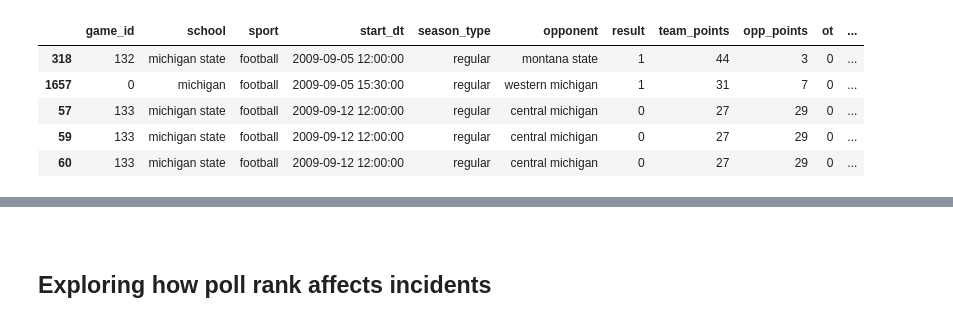
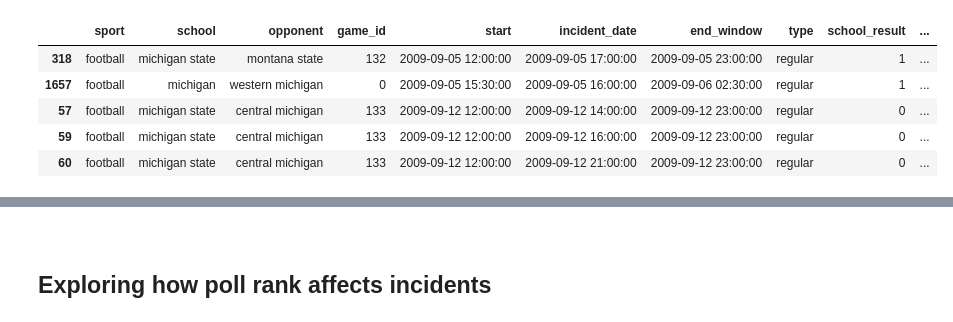
Before and after one commit to djboudia/milestone, a Jupyter notebook: 03_notebooks/06_sports_crime_eda.ipynb, the cells around one changed output, grey strips where cells are left out. Saved outputs shown, nothing was run; the diff lists cells and outputs as text; code cells hidden in the pictures.

```diff
--- a/03_notebooks/06_sports_crime_eda.ipynb
+++ b/03_notebooks/06_sports_crime_eda.ipynb
@@ -29,12 +39,22 @@ memory usage: 241.2+ KB
+# %%
+df.rename({'start_dt': 'start', 'season_type': 'type', 'team_points': 'school_points', 'result': 'school_result',
+           'ot': 'overtime', 'rank': 'school_rank', 'end_inc_window': 'end_window', 'opp_points': 'opponent_points'},
+          axis=1,
+          inplace=True
+         )
+# %%
+df = df[['sport', 'school', 'opponent', 'game_id', 'start', 'incident_date', 'end_window', 'type', 'school_result',
+         'school_points', 'opponent_points', 'overtime', 'excitement_index', 'school_rank',
+         'opponent_rank', 'attendance', 'venue', 'incident_id', 'offense_id', 'offense_name']]
 # %%
 # place games in chronological order
-df = df.sort_values('start_dt')
+df = df.sort_values('start')
 df.head()
 # %% [output]
-|  | game_id | school | sport | start_dt | season_type | opponent | result | team_points | opp_points | ot | ... |
-| 318 | 132 | michigan state | football | 2009-09-05 12:00:00 | regular | montana state | 1 | 44 | 3 | 0 | ... |
-| 1657 | 0 | michigan | football | 2009-09-05 15:30:00 | regular | western michigan | 1 | 31 | 7 | 0 | ... |
-| 57 | 133 | michigan state | football | 2009-09-12 12:00:00 | regular | central michigan | 0 | 27 | 29 | 0 | ... |
-| 59 | 133 | michigan state | football | 2009-09-12 12:00:00 | regular | central michigan | 0 | 27 | 29 | 0 | ... |
-| 60 | 133 | michigan state | football | 2009-09-12 12:00:00 | regular | central michigan | 0 | 27 | 29 | 0 | ... |
+|  | sport | school | opponent | game_id | start | incident_date | end_window | type | school_result | ... |
+| 318 | football | michigan state | montana state | 132 | 2009-09-05 12:00:00 | 2009-09-05 17:00:00 | 2009-09-05 23:00:00 | regular | 1 | ... |
+| 1657 | football | michigan | western michigan | 0 | 2009-09-05 15:30:00 | 2009-09-05 16:00:00 | 2009-09-06 02:30:00 | regular | 1 | ... |
+| 57 | football | michigan state | central michigan | 133 | 2009-09-12 12:00:00 | 2009-09-12 14:00:00 | 2009-09-12 23:00:00 | regular | 0 | ... |
+| 59 | football | michigan state | central michigan | 133 | 2009-09-12 12:00:00 | 2009-09-12 16:00:00 | 2009-09-12 23:00:00 | regular | 0 | ... |
+| 60 | football | michigan state | central michigan | 133 | 2009-09-12 12:00:00 | 2009-09-12 21:00:00 | 2009-09-12 23:00:00 | regular | 0 | ... |
 # %%
```
Also changed, not shown: parts of 69 cells of this notebook.
